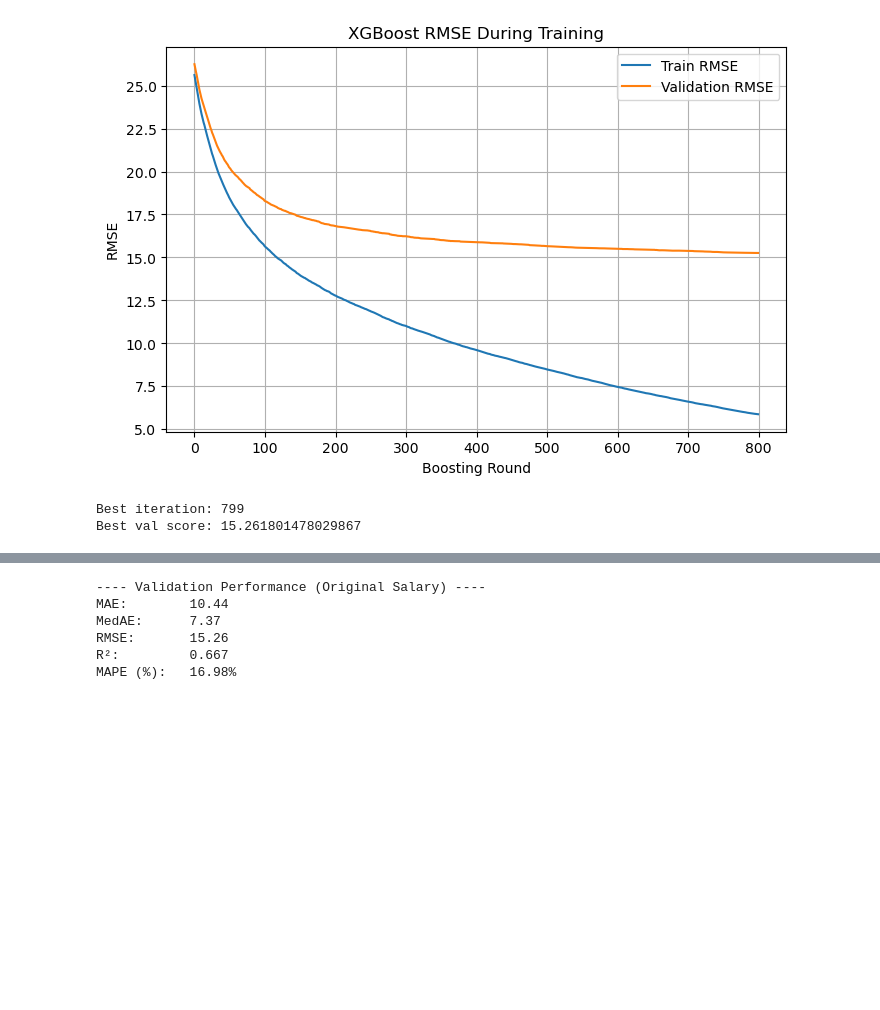
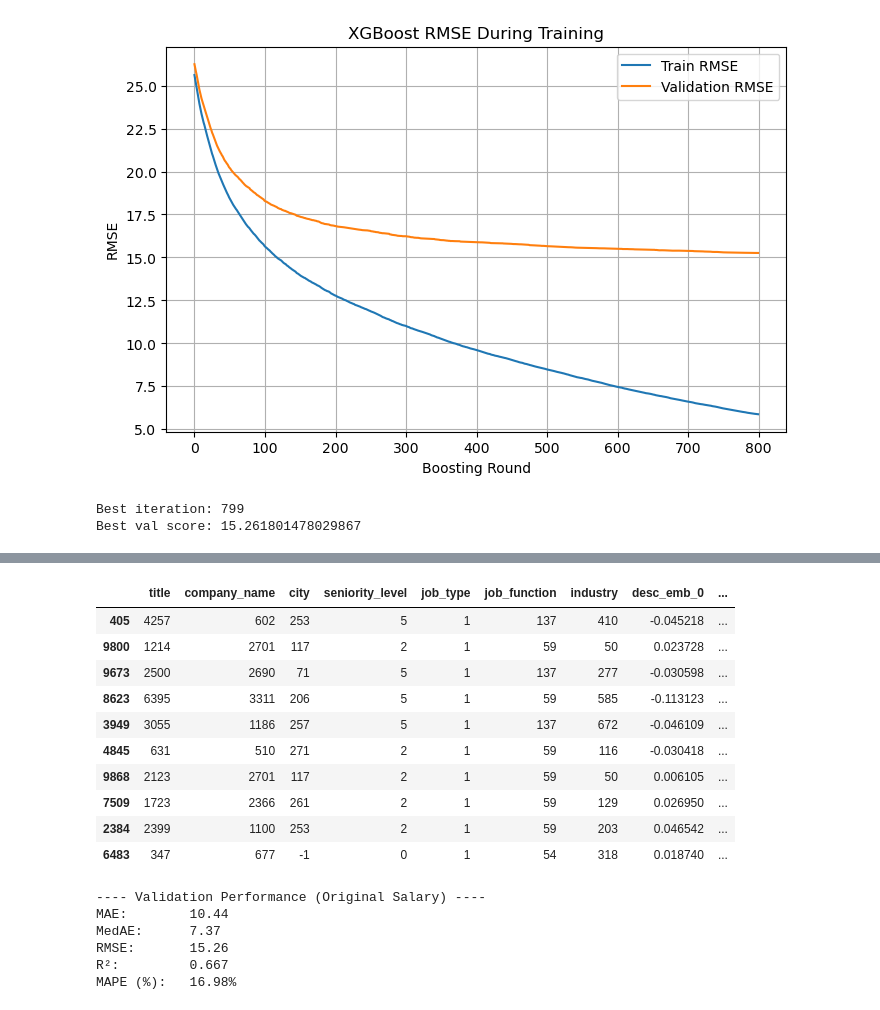
Before and after one commit to enicaking/web-analytics-project-repo, a Jupyter notebook: XGBoost Linkedin data_30embeddings_salary_hour_v3.ipynb, the cells around one changed output, grey strips where cells are left out. Drawn from its saved outputs; the diff is of its cells as text; code cells hidden in the pictures; blank space fills up the shorter version.

```diff
--- a/XGBoost Linkedin data_30embeddings_salary_hour_v3.ipynb
+++ b/XGBoost Linkedin data_30embeddings_salary_hour_v3.ipynb
@@ -543,0 +583,17 @@ y_val_true = y_val
+# %%
+X_val["salary_avg_hour"] = y_val_true
+X_val["predicted_salary_hour"] = y_val_pred
+# %%
+X_val.head(10)
+# %% [output]
+|  | title | company_name | city | seniority_level | job_type | job_function | industry | desc_emb_0 | ... |
+| 405 | 4257 | 602 | 253 | 5 | 1 | 137 | 410 | -0.045218 | ... |
+| 9800 | 1214 | 2701 | 117 | 2 | 1 | 59 | 50 | 0.023728 | ... |
+| 9673 | 2500 | 2690 | 71 | 5 | 1 | 137 | 277 | -0.030598 | ... |
+| 8623 | 6395 | 3311 | 206 | 5 | 1 | 59 | 585 | -0.113123 | ... |
+| 3949 | 3055 | 1186 | 257 | 5 | 1 | 137 | 672 | -0.046109 | ... |
+| 4845 | 631 | 510 | 271 | 2 | 1 | 59 | 116 | -0.030418 | ... |
+| 9868 | 2123 | 2701 | 117 | 2 | 1 | 59 | 50 | 0.006105 | ... |
+| 7509 | 1723 | 2366 | 261 | 2 | 1 | 59 | 129 | 0.026950 | ... |
+| 2384 | 2399 | 1100 | 253 | 2 | 1 | 59 | 203 | 0.046542 | ... |
+| 6483 | 347 | 677 | -1 | 0 | 1 | 54 | 318 | 0.018740 | ... |
```
Also changed, not shown: parts of 40 cells of this notebook, 5 other files.
